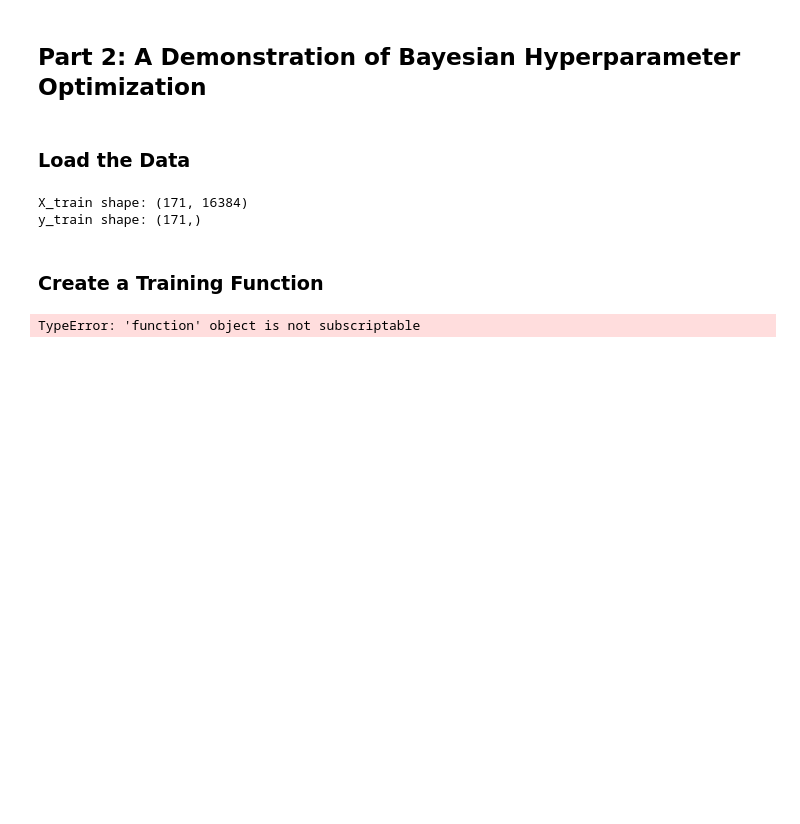
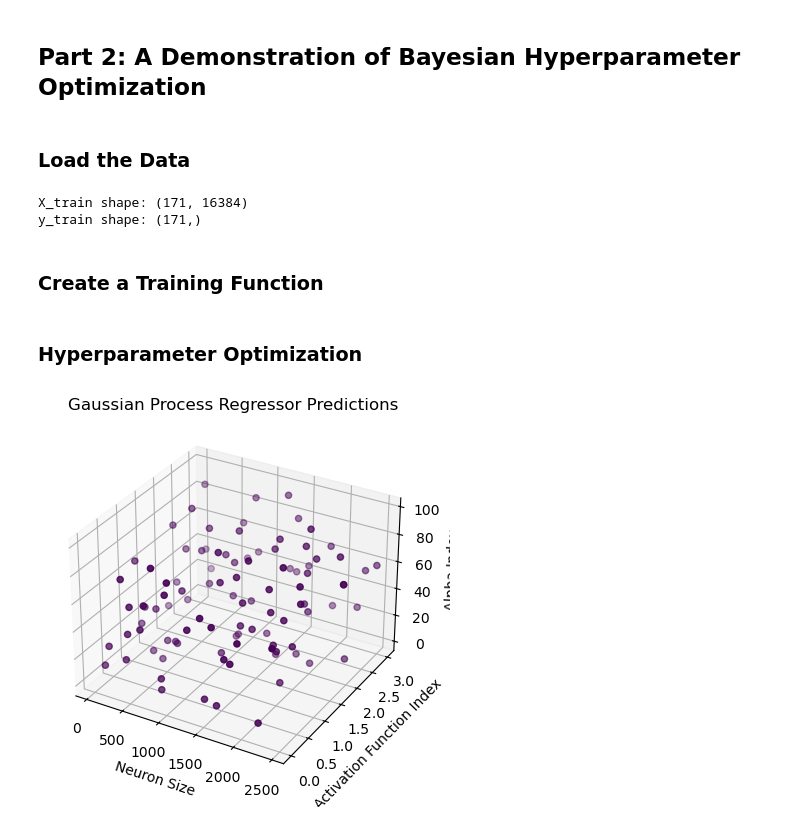
Before and after one commit to asatpathy314/pokemon-mlp, a Jupyter notebook: pokemon.ipynb, the cells around one changed output. Cells and saved outputs as stored; diff of their text form; code cells hidden in the pictures; blank space fills up the shorter version.

Commit message:
finished training code

```diff
--- a/pokemon.ipynb
+++ b/pokemon.ipynb
@@ -190,20 +282,57 @@ def my_error_metric(classifier, train_features, train_labels, test_features, tes
 
 # Training function
 def train_model_objective_func(hidden_layer_size, activation_function_ind, alpha_ind):
+    activation_functions = ['identity', 'logistic', 'tanh', 'relu']
+    alphas = np.logspace(0, 1, 100)
     activation_function = activation_functions[activation_function_ind]
     alpha = alphas[alpha_ind]
-    model = MLPClassifier(hidden_layer_sizes=(hidden_layer_size,),
+    model = MLPClassifier(hidden_layer_sizes=(hidden_layer_size, hidden_layer_size,),
                           activation=activation_function,
                           alpha=alpha)
     model.fit(X_train, y_train)
     return my_error_metric(model, X_train, y_train, X_test, y_test)[1], (hidden_layer_size, activation_function_ind, alpha_ind)
-
-# Assuming X_train, y_train, X_test, y_test are defined elsewhere
-activation_functions = ['identity', 'logistic', 'tanh', 'relu']
-alphas = np.logspace(-1, 1, 100)
-
-# Train the model
-clf, acc = train_model_objective_func(1000, 3, 2)
-acc
-# %% [output]
-TypeError: 'function' object is not subscriptable
+# %% [markdown]
+### Hyperparameter Optimization
+# %%
+def generate_sample():
+    activation_functions = ['identity', 'logistic', 'tanh', 'relu']
+    alphas = np.logspace(0, 1, 100)
+    neuron_size = np.random.randint(1, 2501)
+    acquisition_function = np.random.randint(0, len(activation_functions))
+    alpha = np.random.randint(0, len(alphas))
+    return neuron_size, acquisition_function, alpha
+
+
+# define an acquisition function
+def choose_acquisition(X, model):
+    # Generate random samples for exploration
+    samples = np.array([generate_sample() for _ in range(1000)])
+    # Evaluate acquisition scores for each sample
+    scores = upper_confidence_bound(X, samples, model)
+    # Identify the sample with the highest score
+    best_index = np.argmax(scores)
+    return Xsamples[best_index]
+# %%
+def visualize_3d(title, model):  # Create a 3D plot of the Gaussian Process Regressor
+    fig = plt.figure()
+    ax = fig.add_subplot(111, projection='3d')
+
+    # Prepare data for plotting
+    X_plot = np.array([generate_sample() for _ in range(100)])
+    y_plot = model.predict(X_plot)
+
+    # Extract the individual components for plotting
+    neuron_sizes = X_plot[:, 0]
+    activation_functions = X_plot[:, 1]
+    alphas = X_plot[:, 2]
+
+    # Plot the surface
+    ax.scatter(neuron_sizes, activation_functions, alphas, c=y_plot, cmap='viridis')
+    ax.set_xlabel('Neuron Size')
+    ax.set_ylabel('Activation Function Index')
+    ax.set_zlabel('Alpha Index')
+    ax.set_title(title)
+
+    plt.show()
+# %% [output]
+[figure, added]
```
Also changed, not shown: parts of 24 cells of this notebook.
